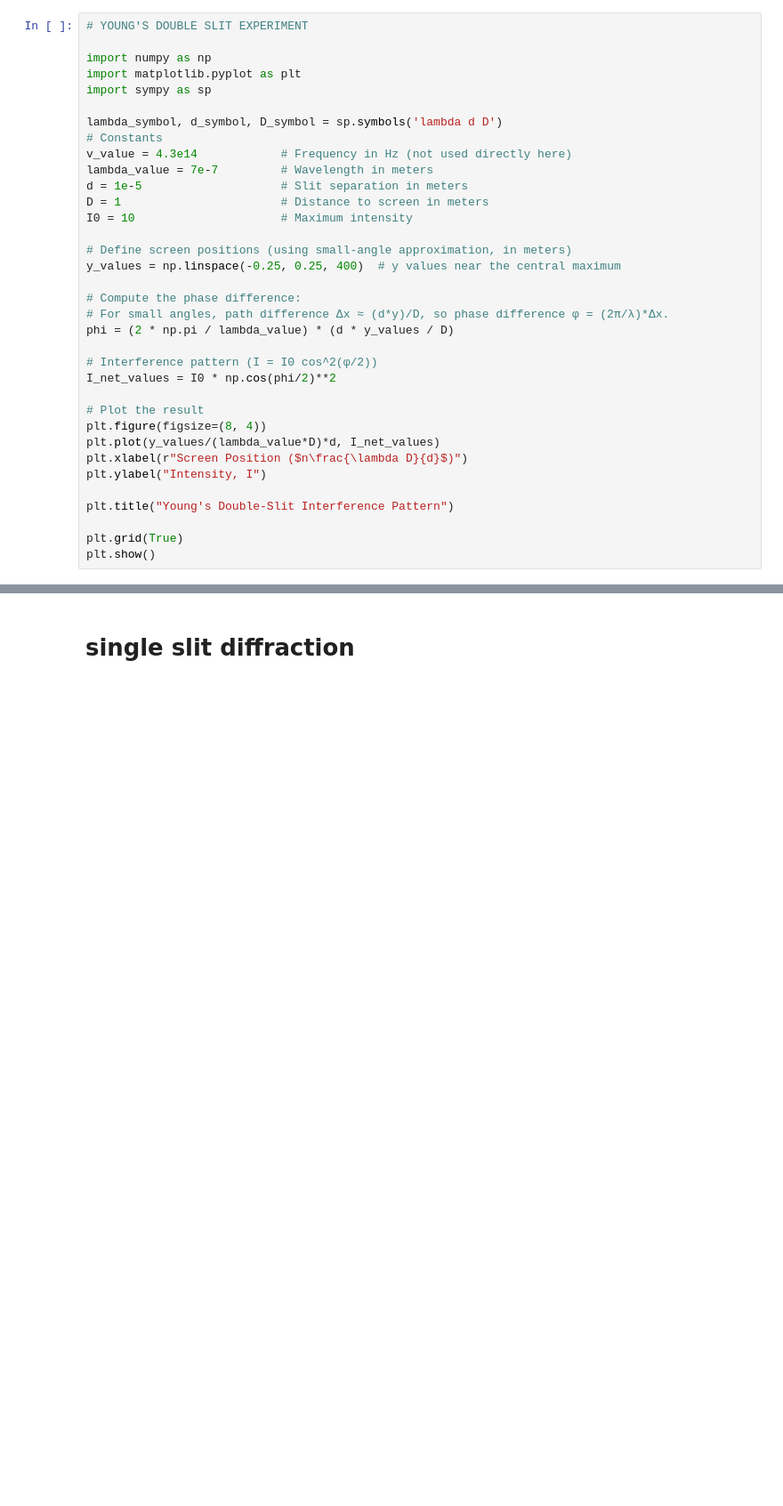
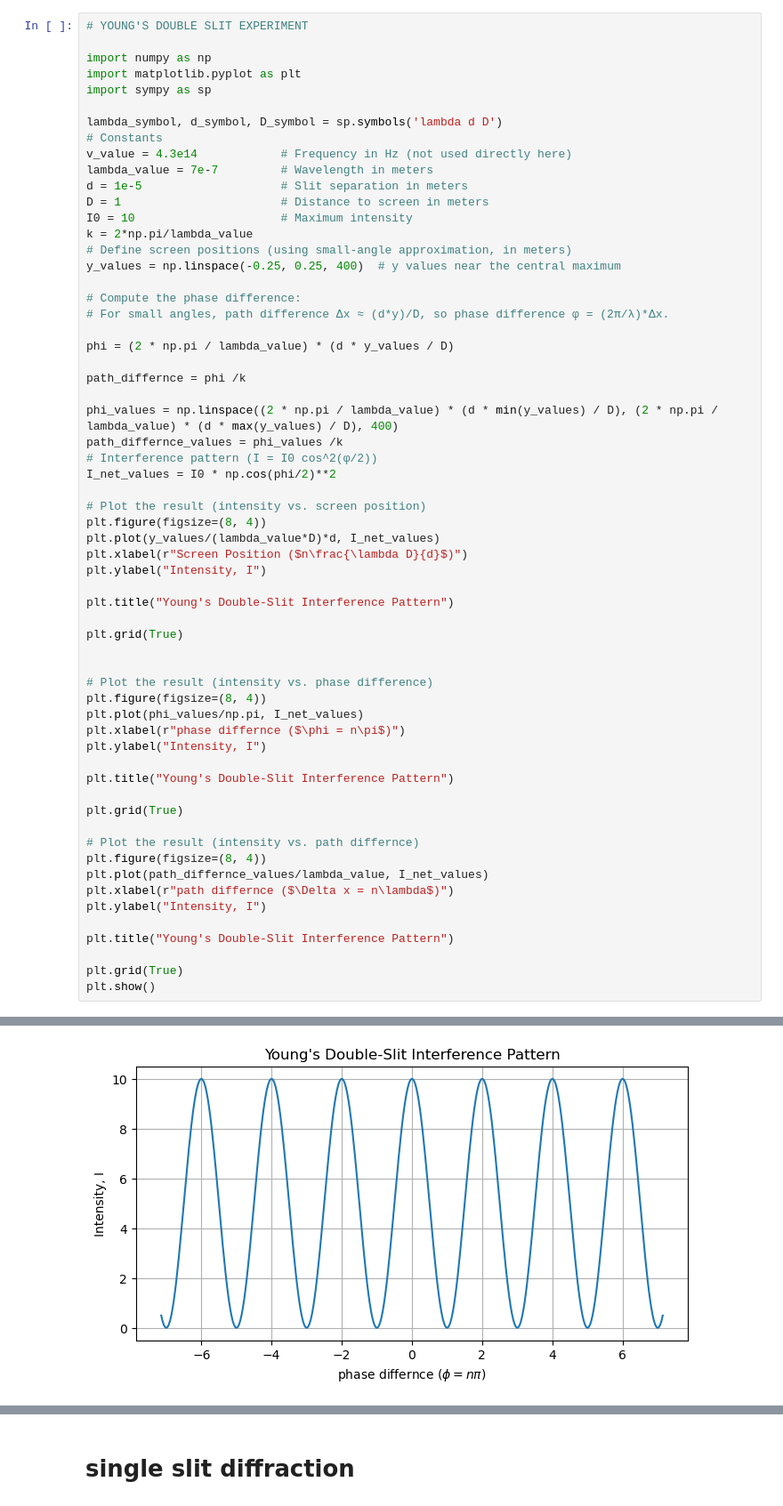
Before and after one commit to BakulTakthar/physical-optics, a Jupyter notebook: main.ipynb, the cells around one changed output, grey strips where cells are left out. Shown at 89% size. Drawn from its saved outputs; the diff is of its cells as text; blank space fills up the shorter version.

```diff
--- a/main.ipynb
+++ b/main.ipynb
@@ -66,32 +66,59 @@ import matplotlib.pyplot as plt
 import sympy as sp
 
 lambda_symbol, d_symbol, D_symbol = sp.symbols('lambda d D')
 # Constants
 v_value = 4.3e14            # Frequency in Hz (not used directly here)
 lambda_value = 7e-7         # Wavelength in meters
 d = 1e-5                    # Slit separation in meters
 D = 1                       # Distance to screen in meters
 I0 = 10                     # Maximum intensity
-
+k = 2*np.pi/lambda_value
 # Define screen positions (using small-angle approximation, in meters)
 y_values = np.linspace(-0.25, 0.25, 400)  # y values near the central maximum
 
 # Compute the phase difference:
 # For small angles, path difference Δx ≈ (d*y)/D, so phase difference φ = (2π/λ)*Δx.
+
 phi = (2 * np.pi / lambda_value) * (d * y_values / D)
 
+path_differnce = phi /k
+
+phi_values = np.linspace((2 * np.pi / lambda_value) * (d * min(y_values) / D), (2 * np.pi / lambda_value) * (d * max(y_values) / D), 400)
+path_differnce_values = phi_values /k
 # Interference pattern (I = I0 cos^2(φ/2))
 I_net_values = I0 * np.cos(phi/2)**2
 
-# Plot the result
+# Plot the result (intensity vs. screen position)
 plt.figure(figsize=(8, 4))
 plt.plot(y_values/(lambda_value*D)*d, I_net_values)
 plt.xlabel(r"Screen Position ($n\frac{\lambda D}{d}$)")
 plt.ylabel("Intensity, I")
 
 plt.title("Young's Double-Slit Interference Pattern")
 
 plt.grid(True)
+
+
+# Plot the result (intensity vs. phase difference)
+plt.figure(figsize=(8, 4))
+plt.plot(phi_values/np.pi, I_net_values)
+plt.xlabel(r"phase differnce ($\phi = n\pi$)")
+plt.ylabel("Intensity, I")
+
+plt.title("Young's Double-Slit Interference Pattern")
+
+plt.grid(True)
+
+# Plot the result (intensity vs. path differnce)
+plt.figure(figsize=(8, 4))
+plt.plot(path_differnce_values/lambda_value, I_net_values)
+plt.xlabel(r"path differnce ($\Delta x = n\lambda$)")
+plt.ylabel("Intensity, I")
+
+plt.title("Young's Double-Slit Interference Pattern")
+
+plt.grid(True)
 plt.show()
 # %% [output]
 [figure]
+[figure, added]
```
Also changed, not shown: parts of 3 cells of this notebook.
